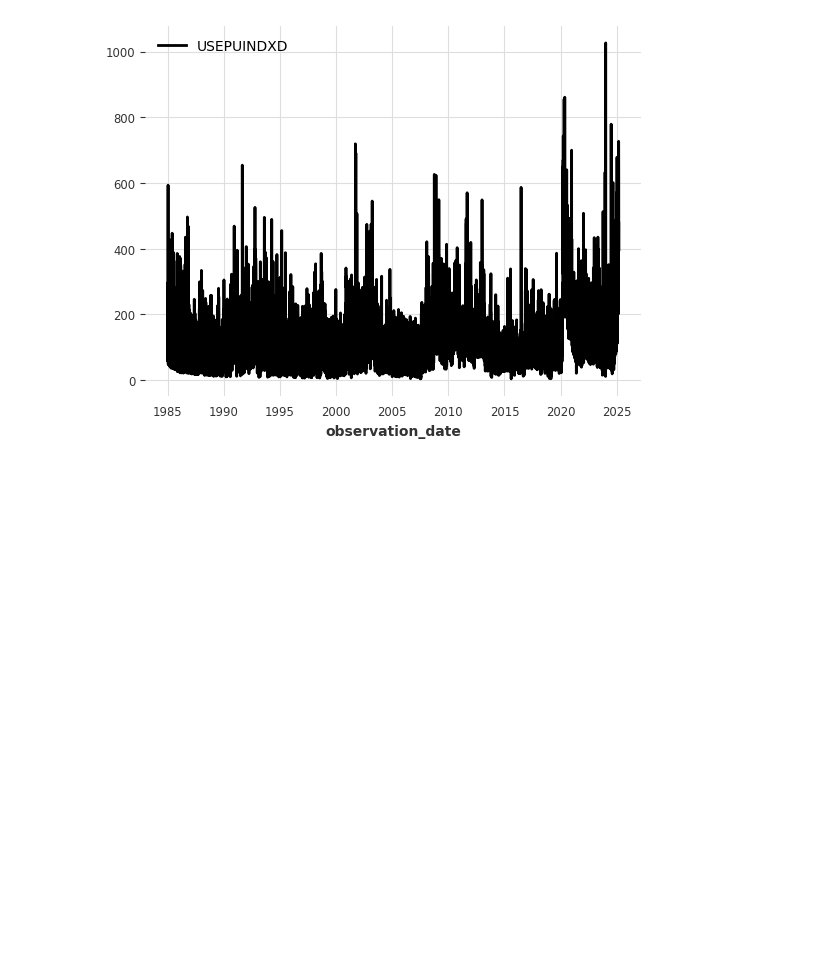
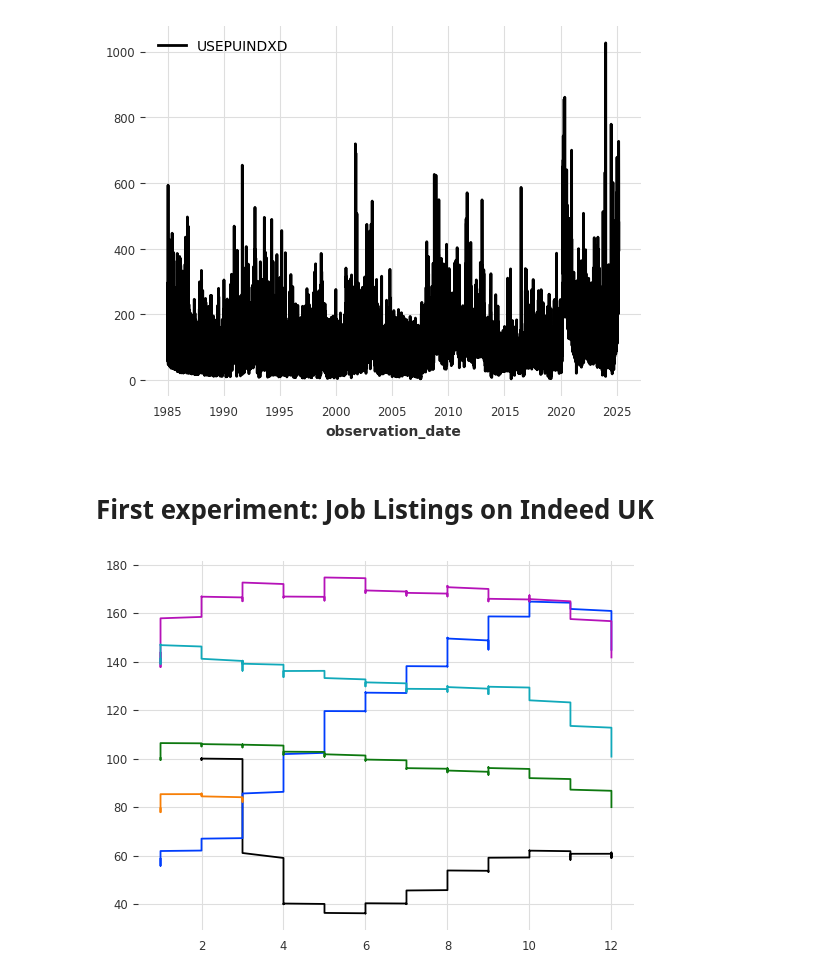
Before and after one commit to GothamAnalytics-7/ASTP, a Jupyter notebook: notebooks/ASTP_Parte1_EDA.ipynb, the cells around one changed output. Cells and saved outputs as stored; diff of their text form; code cells hidden in the pictures; blank space fills up the shorter version.

```diff
--- a/notebooks/ASTP_Parte1.ipynb
+++ b/notebooks/ASTP_Parte1_EDA.ipynb
@@ -67,3 +72,5 @@ for ts in data_ts:
 [figure]
 [figure]
 [figure]
+# %% [markdown]
+# First experiment: Job Listings on Indeed UK
@@ -69,0 +79,18 @@ for ts in data_ts:
+# %%
+# Feature extraction
+df = pd.DataFrame(data[0])
+# %%
+df['year'] = df.index.year
+df['month'] = df.index.month
+df.reset_index(inplace=True)
+df['week'] = df['time'].dt.isocalendar().week
+df['day'] = df['time'].dt.dayofweek
+df['day_str'] = df['time'].dt.strftime('%a')
+df['year_month'] = df['time'].dt.strftime('%Y_%m')
+df.set_index('time', inplace=True)
+# %%
+for year in df["year"].unique():
+    plt.plot("month", "Job Postings on Indeed in the United Kingdom", data=df[df["year"] == year])
+plt.show()
+# %% [output]
+[figure, added]
```
Also changed, not shown: parts of 10 cells of this notebook, 1 other file.
